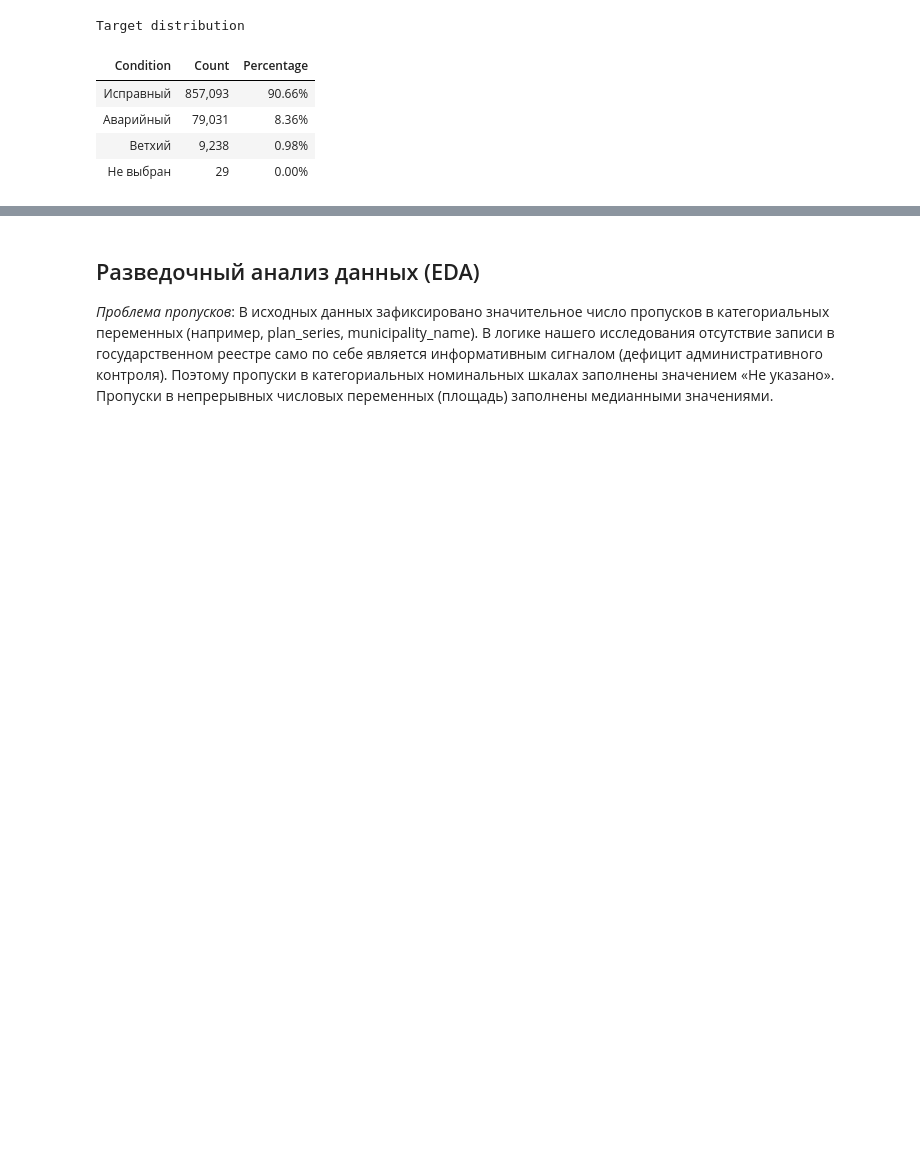
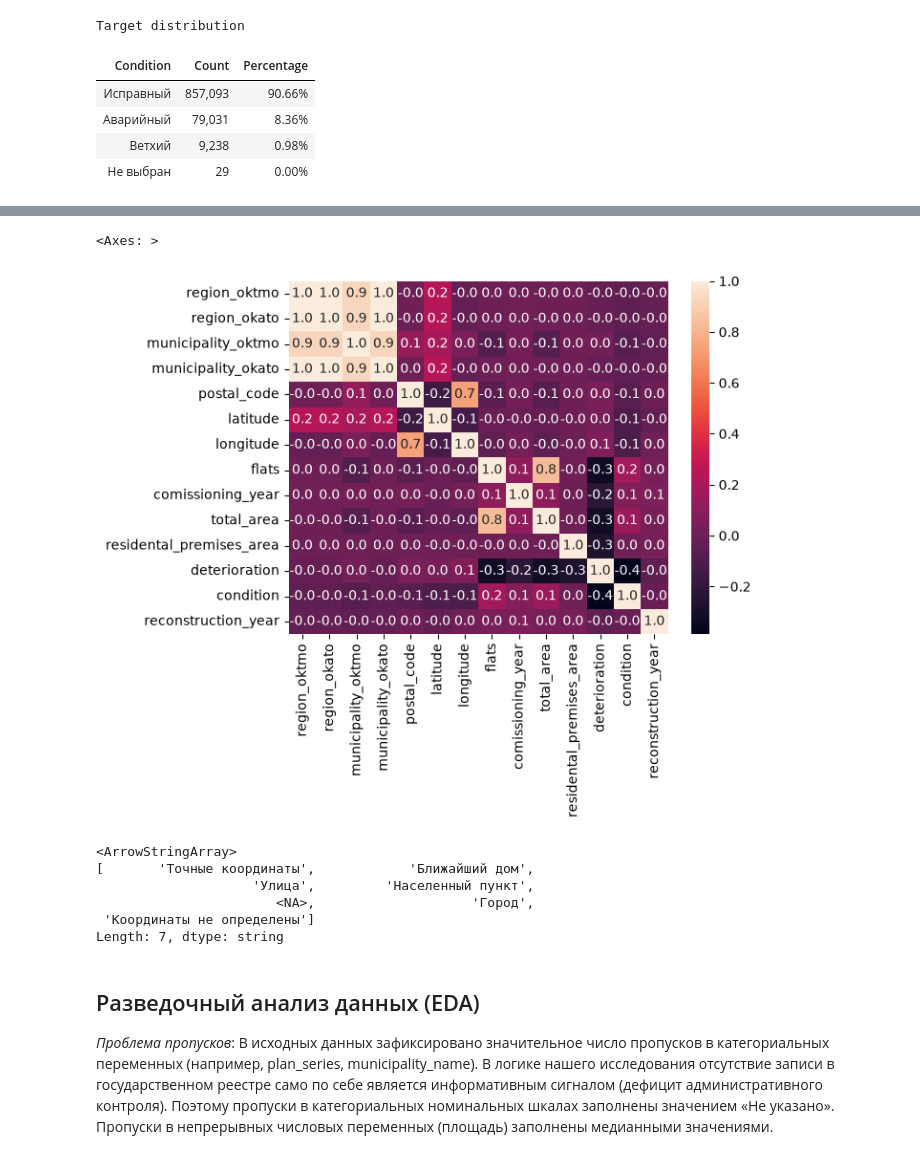
Before and after one commit to ascat41/HouseDeterioration, a Jupyter notebook: data_research.ipynb, the cells around one changed output, grey strips where cells are left out. Drawn from its saved outputs; the diff is of its cells as text; code cells hidden in the pictures; blank space fills up the shorter version.

```diff
--- a/data_research.ipynb
+++ b/data_research.ipynb
@@ -124,0 +225,15 @@ df.describe(include=["str"])
+# %%
+df = original_df.sample(8000, random_state=42)
+# df.head()
+# %%
+# Преобразование building_year
+
+df["building_year"] = df["building_year"].fillna(df["comissioning_year"]).fillna(0).astype("str")
+df["building_year"] = df["building_year"].str.split(",").str[0].astype("float").astype("int64")
+df = df[(df['building_year'] > 1800) & (df['building_year'] <= 2025)]
+# %%
+# Преобразование признаков площади
+
+df = df[(df["total_area"] > 1) & (df["residental_premises_area"] > 1)]
+df["residental_ratio"] = df["residental_premises_area"] / df["total_area"]
+df["flats_area_ratio"] = df["flats"] / df["total_area"]
@@ -125,3 +263,23 @@ df.describe(include=["str"])
+# %%
+import seaborn as sns
+
+temp = df.copy()
+temp["condition"], _ = pd.factorize(temp["condition"], sort=True)
+temp["condition"].unique()
+
+sns.heatmap(temp.corr(numeric_only=True), annot=True, fmt=".1f")
+# %% [output]
+<Axes: >
+[figure, added]
+# %%
+df.qc_geo.unique()
+# %% [output]
+<ArrowStringArray>
+[       'Точные координаты',            'Ближайший дом',
+                    'Улица',         'Населенный пункт',
+                       <NA>,                    'Город',
+ 'Координаты не определены']
+Length: 7, dtype: string
 # %%
 # df[TARGET] = df[TARGET].map(lambda x: 1 if x in ['Аварийный', 'Ветхий'] else 0)
 # %%
```
Also changed, not shown: parts of 15 cells of this notebook.
